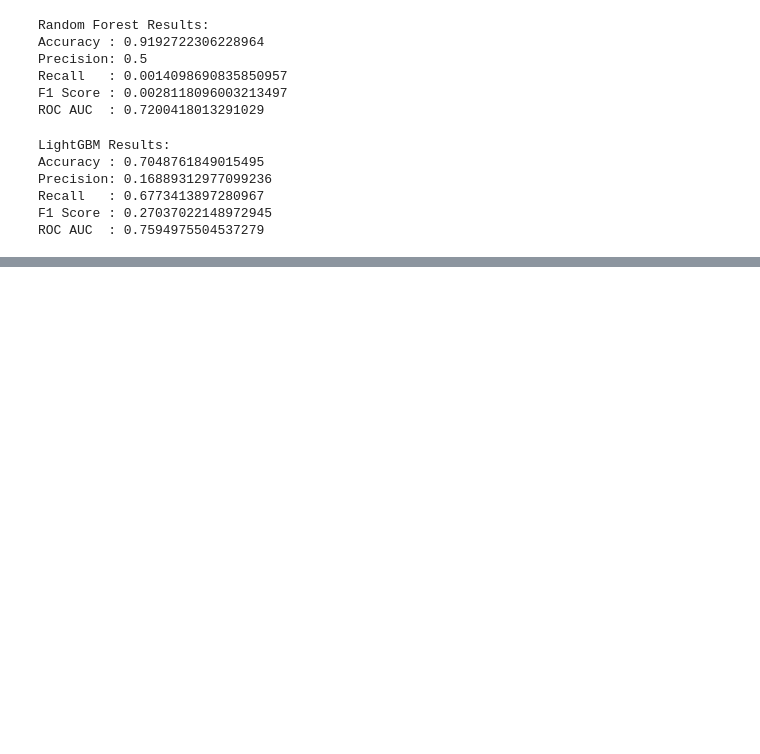
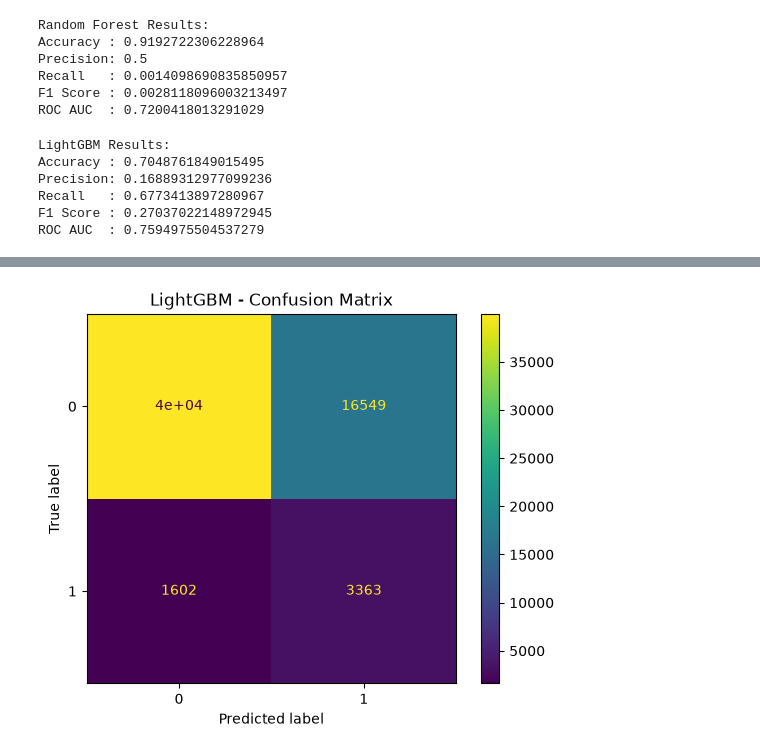
Before and after one commit to Swarnim-Singh-byte/LoanLens, a Jupyter notebook: notebooks/05_model_comparison.ipynb, the cells around one changed output, grey strips where cells are left out. Cells and saved outputs as stored; diff of their text form; code cells hidden in the pictures; blank space fills up the shorter version.

```diff
--- a/notebooks/05_model_comparison.ipynb
+++ b/notebooks/05_model_comparison.ipynb
@@ -146,0 +161,6 @@ ROC AUC  : 0.7594975504537279
+# %%
+disp = ConfusionMatrixDisplay.from_predictions(y_test, y_pred_lgbm, cmap="viridis")
+disp.ax_.set_title("LightGBM - Confusion Matrix")
+plt.show()
+# %% [output]
+[figure, added]
```
Also changed, not shown: parts of 2 cells of this notebook.
